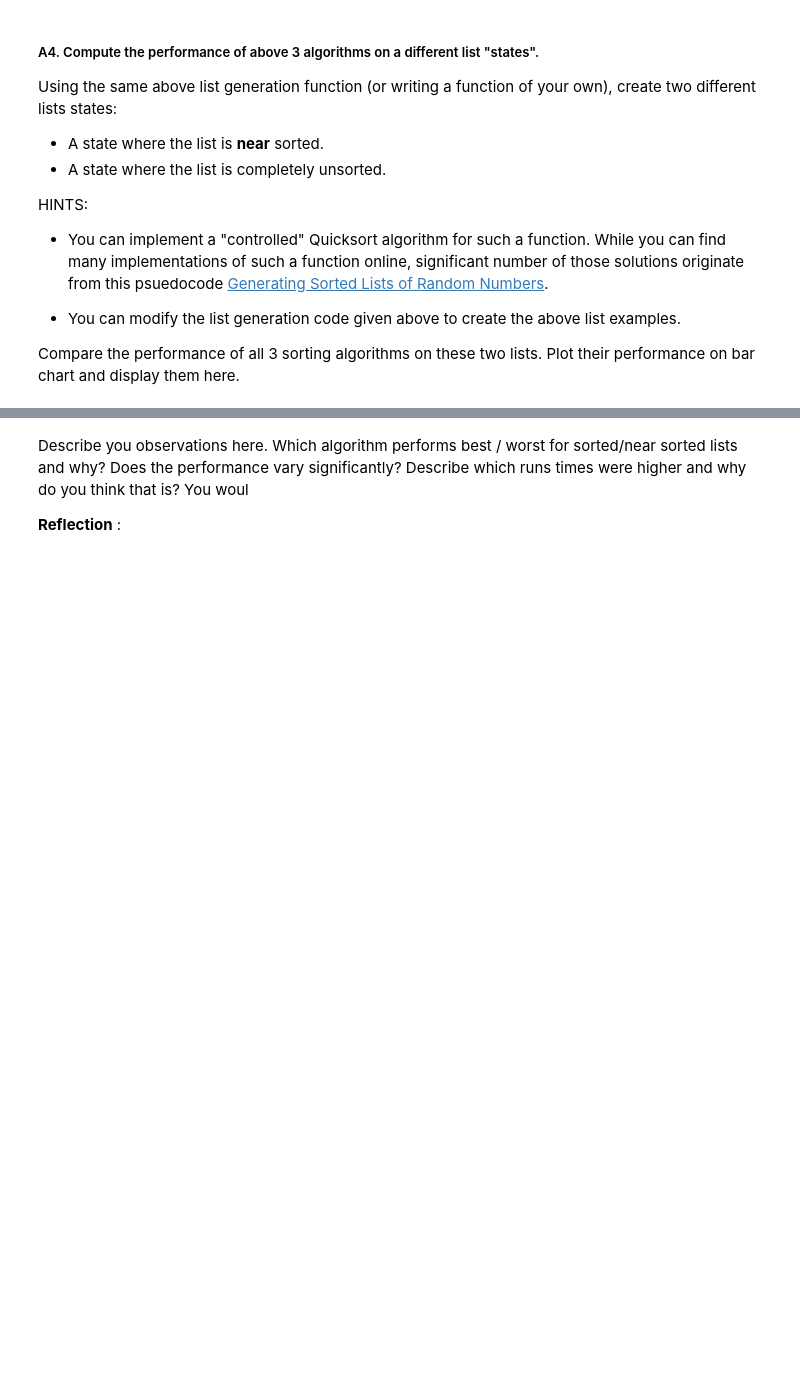
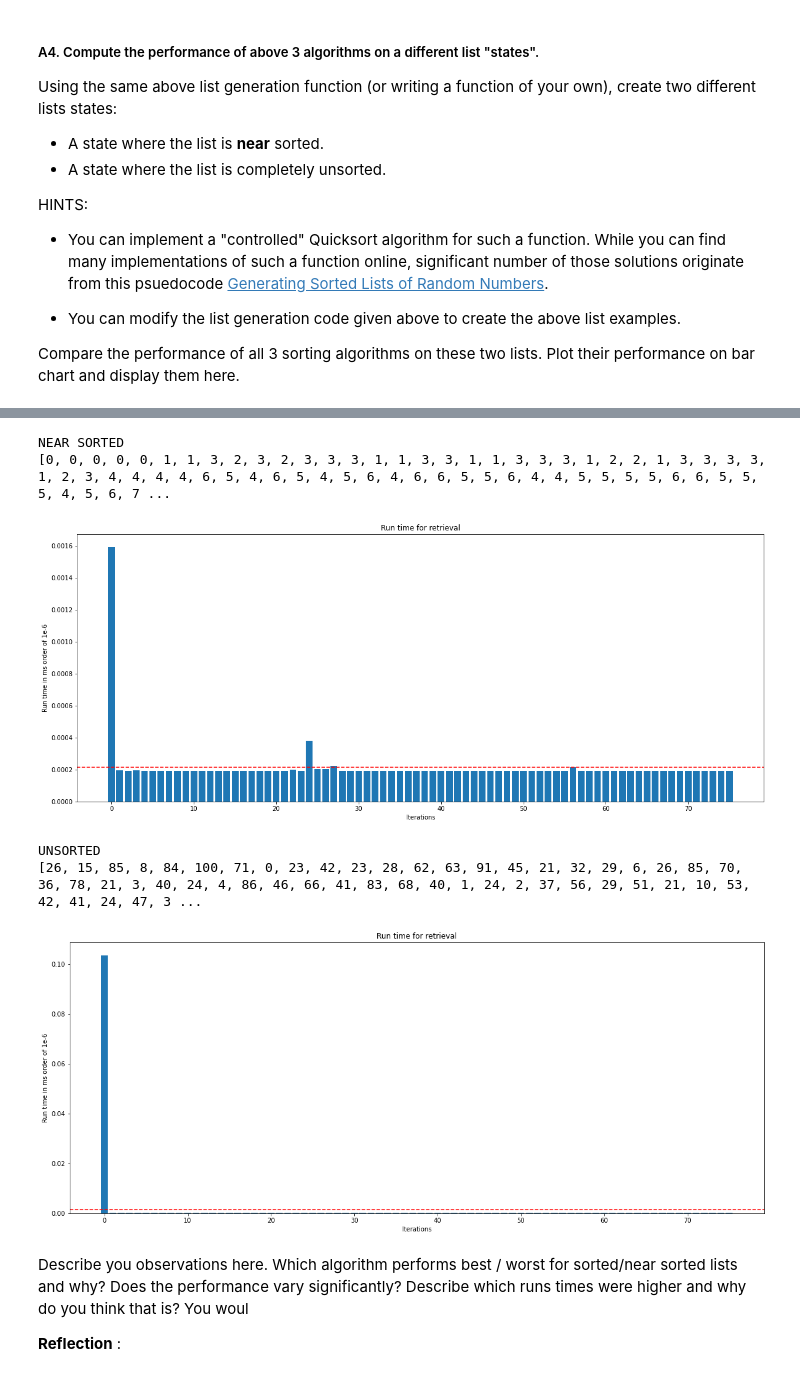
Before and after one commit to saboorah/CS2XC3, a Jupyter notebook: Lab_II.ipynb, the cells around one changed output, grey strips where cells are left out. Cells and saved outputs as stored; diff of their text form; code cells hidden in the pictures; blank space fills up the shorter version.

```diff
--- a/Lab_II.ipynb
+++ b/Lab_II.ipynb
@@ -200,3 +370,53 @@ Compare the performance of all 3 sorting algorithms on these two lists. Plot the
+# %%
+### Insertion sort experiment code goes here
+
+##
+near_sorted = create_custom_list(1000,100)
+
+near_sorted = quick_sort(near_sorted,150)
+
+
+unsorted = create_custom_list(1000,100)
+
+
+
+
+###################
+runs = random.randint(76,500)
+run_times1= []
+run_times2= []
+#l = create_custom_list(77,100)
+print("NEAR SORTED")
+print(near_sorted)
+
+for i in range(runs):
+    list2 = InsertionSort(near_sorted)
+    start = timeit.default_timer()
+    found = list2.get_sorted()
+    stop = timeit.default_timer()
+    run_times1.append(stop-start)
+
+draw_plot(run_times1)
+
+print("UNSORTED")
+print(unsorted)
+
+for j in range(runs):
+    list3 = InsertionSort(unsorted)
+    start = timeit.default_timer()
+    found2 = list3.get_sorted()
+    stop = timeit.default_timer()
+    run_times2.append(stop-start)
+
+
+draw_plot(run_times2)
+# %% [output]
+NEAR SORTED
+[0, 0, 0, 0, 0, 1, 1, 3, 2, 3, 2, 3, 3, 3, 1, 1, 3, 3, 1, 1, 3, 3, 3, 1, 2, 2, 1, 3, 3, 3, 3, 1, 2, 3, 4, 4, 4, 4, 6, 5, 4, 6, 5, 4, 5, 6, 4, 6, 6, 5, 5, 6, 4, 4, 5, 5, 5, 5, 6, 6, 5, 5, 5, 4, 5, 6, 7 ...
+[figure, added]
+UNSORTED
+[26, 15, 85, 8, 84, 100, 71, 0, 23, 42, 23, 28, 62, 63, 91, 45, 21, 32, 29, 6, 26, 85, 70, 36, 78, 21, 3, 40, 24, 4, 86, 46, 66, 41, 83, 68, 40, 1, 24, 2, 37, 56, 29, 51, 21, 10, 53, 42, 41, 24, 47, 3 ...
+[figure, added]
 # %% [markdown]
 Describe you observations here. Which algorithm performs best / worst for sorted/near sorted lists and why? Does the performance vary significantly? Describe which runs times were higher and why do you think that is? You woul
 
```
Also changed, not shown: parts of 15 cells of this notebook.
